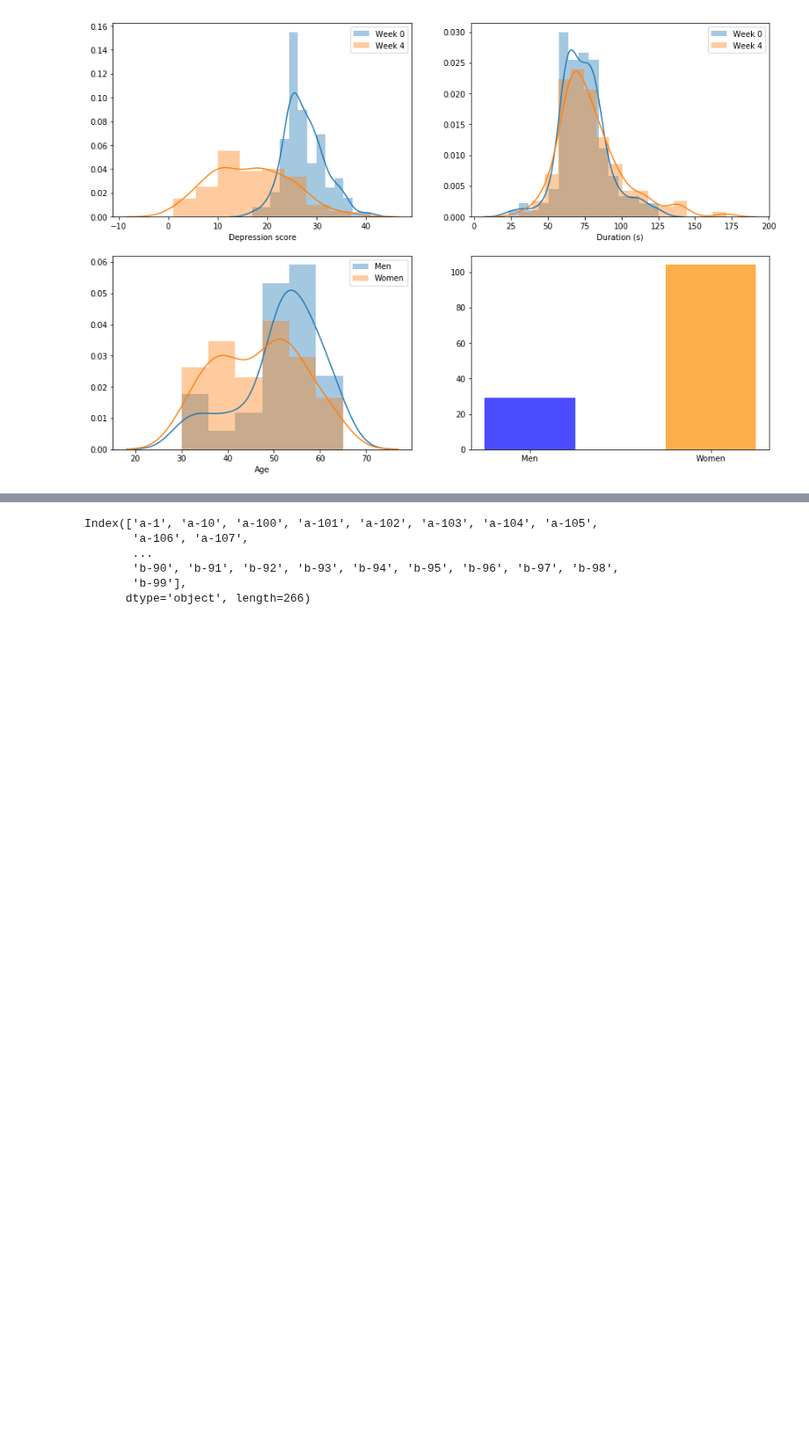
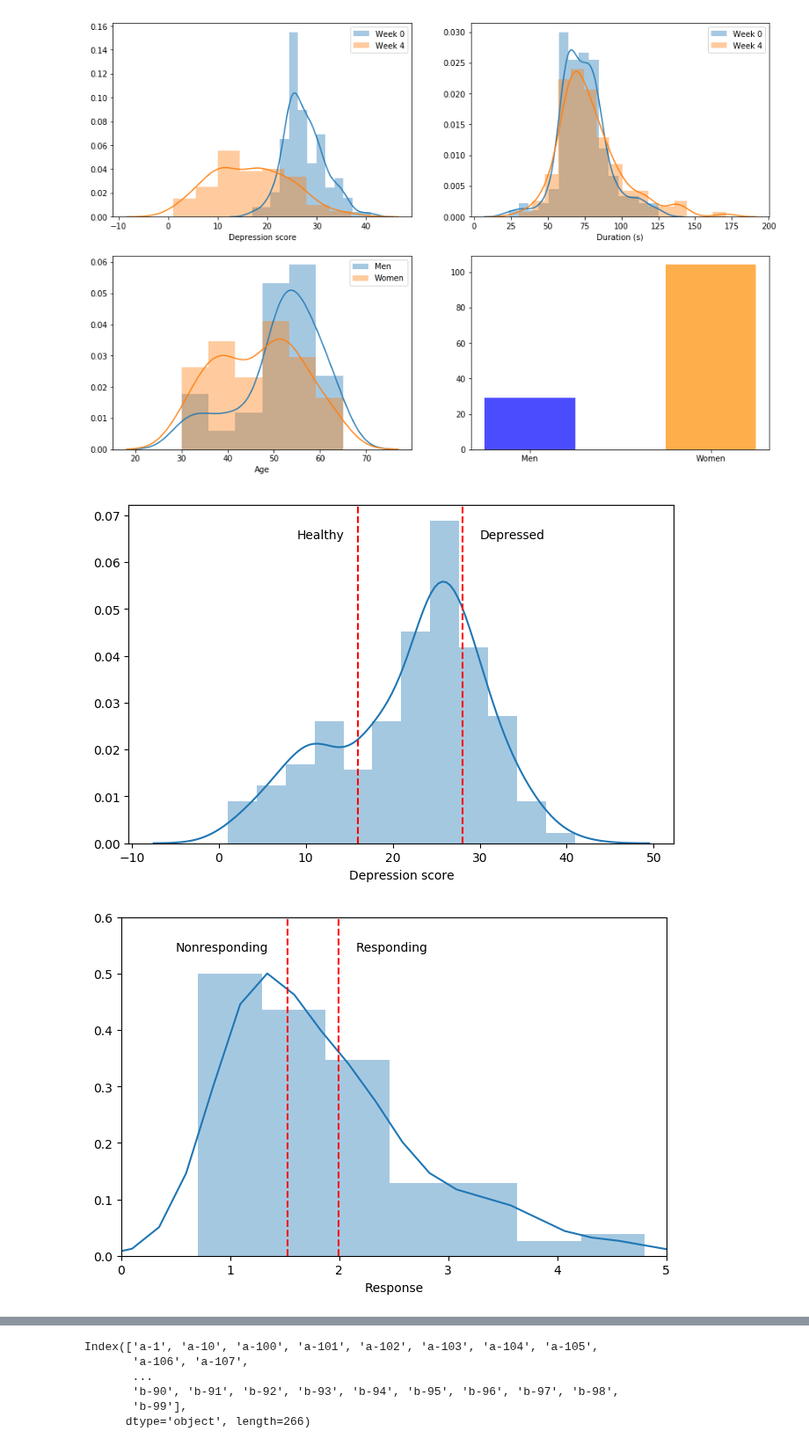
Before and after one commit to mirgee/thesis_project, a Jupyter notebook: notebooks/00-initial-exploration.ipynb, the cells around one changed output, grey strips where cells are left out. Shown at 88% size. Saved outputs shown, nothing was run; the diff lists cells and outputs as text; code cells hidden in the pictures; blank space fills up the shorter version.

```diff
--- a/notebooks/00-initial-exploration.ipynb
+++ b/notebooks/00-initial-exploration.ipynb
@@ -228,3 +210,38 @@ ax[1,1].bar(('Men', 'Women'), (men, women), 0.5, color=('blue', 'darkorange'), a
 plt.show()
 # %% [output]
 [figure]
+# %%
+import matplotlib as mpl
+mpl.rcParams.update(mpl.rcParamsDefault)
+
+fs = (8,5)
+plt.figure(figsize=fs)
+# fig, ax = plt.subplots(1, 2, figsize=(15,5), sharex=False, sharey=False)
+sns.distplot(meta_df['M_1'].append(meta_df['M_4']), label='')
+plt.axvline(x=16, color='red', linestyle='--')
+plt.axvline(x=28, color='red', linestyle='--')
+plt.xlabel('Depression score')
+# plt.set_xlim([0,40])
+plt.annotate('Depressed', xy=(50, 0.065), xytext=(30, 0.065),
+            arrowprops=None)
+plt.annotate('Healthy', xy=(50, 0.065), xytext=(9, 0.065),
+            arrowprops=None)
+# plt.legend()
+plt.show()
+
+plt.figure(figsize=fs)
+sns.distplot(metapkl.loc[(slice(None), 'a'), 'change'], label='')
+plt.axvline(x=metapkl.loc[(slice(None), 'a'), :].quantile(0.42)['change'], color='red', linestyle='--')
+plt.axvline(x=metapkl.loc[(slice(None), 'a'), :].quantile(0.56)['change'], color='red', linestyle='--')
+plt.xlabel('Response')
+plt.xlim([0,5])
+plt.ylim([0,0.6])
+plt.annotate('Nonresponding', xy=(1, 0.55), xytext=(0.5, 0.54),
+            arrowprops=None)
+plt.annotate('Responding', xy=(2, 0.55), xytext=(2.15, 0.54),
+            arrowprops=None)
+# plt.legend()
+plt.show()
+# %% [output]
+[figure, added]
+[figure, added]
```
Also changed, not shown: parts of 2 cells of this notebook, 7 other files.
